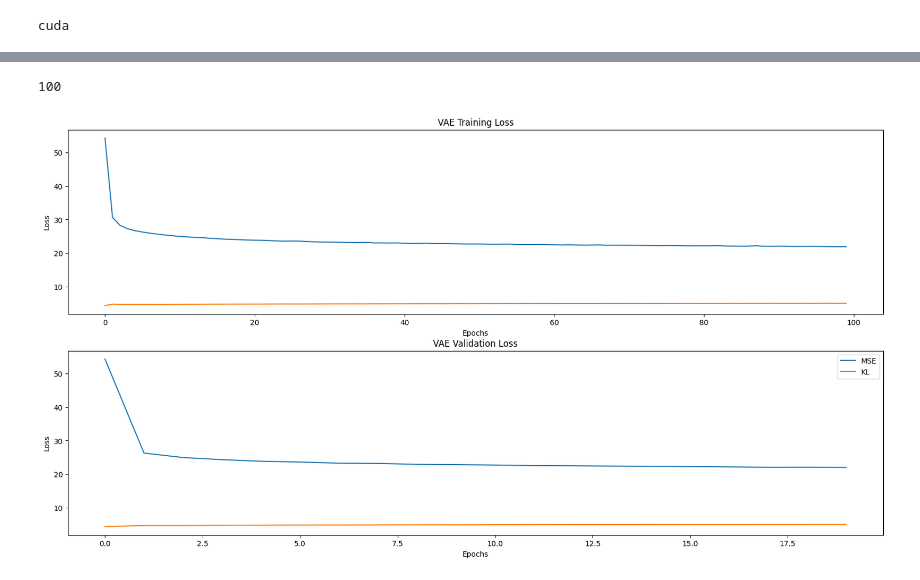
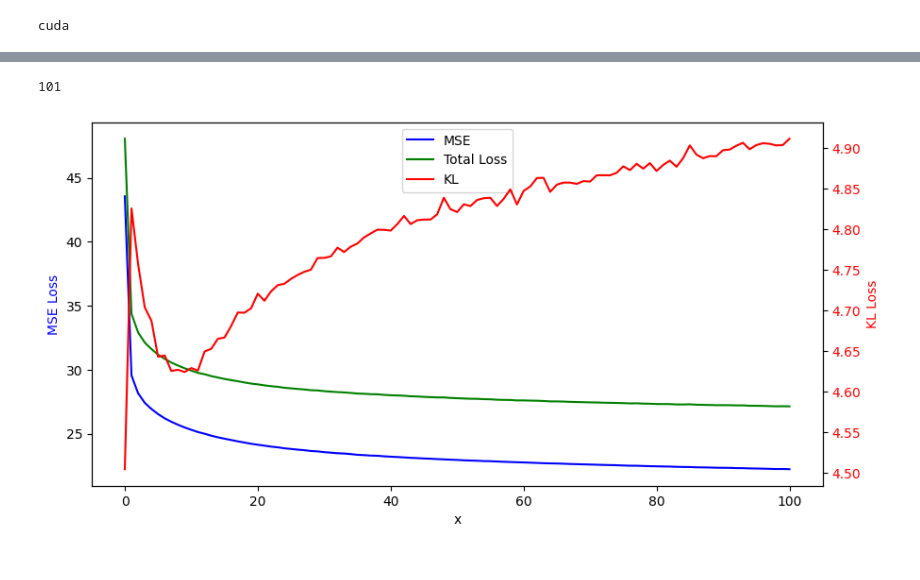
Before and after one commit to yunguks/ai-toolkit, a Jupyter notebook: final_gan/train_vae.ipynb, the cells around one changed output, grey strips where cells are left out. Drawn from its saved outputs; the diff is of its cells as text; code cells hidden in the pictures.

```diff
--- a/final_gan/train_vae.ipynb
+++ b/final_gan/train_vae.ipynb
@@ -31,7 +31,7 @@ manual_seed(646)
 # %%
 device = 'cuda' if torch.cuda.is_available() else 'cpu'
 
-batch_size = 1024 # 64
+batch_size = 64 # 64
 # %%
 print(device)
 # %% [output]
@@ -47,9 +47,9 @@ train_loader = DataLoader(train_dataset,batch_size=batch_size, shuffle=True, num
 val_dataset = torchvision.datasets.FashionMNIST(root='./data',train=False, download=False, transform=train_transforms)
 val_loader = DataLoader(val_dataset,batch_size=batch_size, shuffle=False, num_workers=8, pin_memory=True, drop_last=False)
 # %%
-EPOCHS = 100
+EPOCHS = 101
 # LR = 1e-4
-LR = 1e-4
+LR = 5e-5
 LATENT_DIM = 2
 # %%
 encoder = models.Encoder(LATENT_DIM)
@@ -104,3 +77,11 @@ scheduler = torch.optim.lr_scheduler.StepLR(optimizer, step_size=10, gamma=0.5)
+# %%
+def kl_function(mean, logvar):
+    KLD = -0.5 * torch.sum(1 + logvar - mean.pow(2) - logvar.exp())
+    return KLD
+MSE_loss = nn.MSELoss(reduction='sum')
+KL_loss = kl_function
+
+optimizer = torch.optim.Adam(model.parameters(), lr=LR)
 # %%
 model.to(device)
 generate_imgs = []
@@ -212,26 +174,33 @@ for epoch in range(EPOCHS):
 # %%
 import matplotlib.pyplot as plt
 print(len(mse_list))
-plt.figure(figsize=(20,10))
-plt.subplot(2,1,1)
-plt.title(f"VAE Training Loss")
-plt.plot(mse_list,label="MSE")
-plt.plot(kl_list,label="KL")
-plt.xlabel("Epochs")
-plt.ylabel("Loss")
+fig = plt.figure(figsize=(10,5))
+# plt.title(f"VAE Training Loss")
+# plt.plot(mse_list,label="MSE")
+# plt.plot(kl_list,label="KL")
+# plt.xlabel("Epochs")
+# plt.ylabel("Loss")
 
-plt.subplot(2,1,2)
-plt.title(f"VAE Validation Loss")
-plt.plot(val_mse_list,label="MSE")
-plt.plot(val_kl_list,label="KL")
-plt.xlabel("Epochs")
-plt.ylabel("Loss")
+ax1 = fig.add_subplot() ##
+color1 = 'b'
+ax1.plot(mse_list, color=color1, label='MSE')
+ax1.plot(all_list, color='g', label='Total Loss')
+ax1.set_xlabel('x')
+ax1.set_ylabel('MSE Loss', color=color1)
 
-plt.legend()
+color2 = 'r'
+ax2 = ax1.twinx()
+ax2.plot(kl_list, color=color2, label = "KL")
+ax2.set_ylabel('KL Loss', color=color2)
+ax2.tick_params(axis='y', labelcolor=color2)
+lines1, labels1 = ax1.get_legend_handles_labels()
+lines2, labels2 = ax2.get_legend_handles_labels()
+ax1.legend(lines1 + lines2, labels1 + labels2, loc='upper center')
+
 plt.show()
 # %% [output]
-100
+101
-[figure, old version]
+[figure, new version]
 # %%
 list_num = len(generate_imgs)
 print(generate_imgs[0].shape)
```
Also changed, not shown: parts of 5 cells of this notebook, 45 other files.
